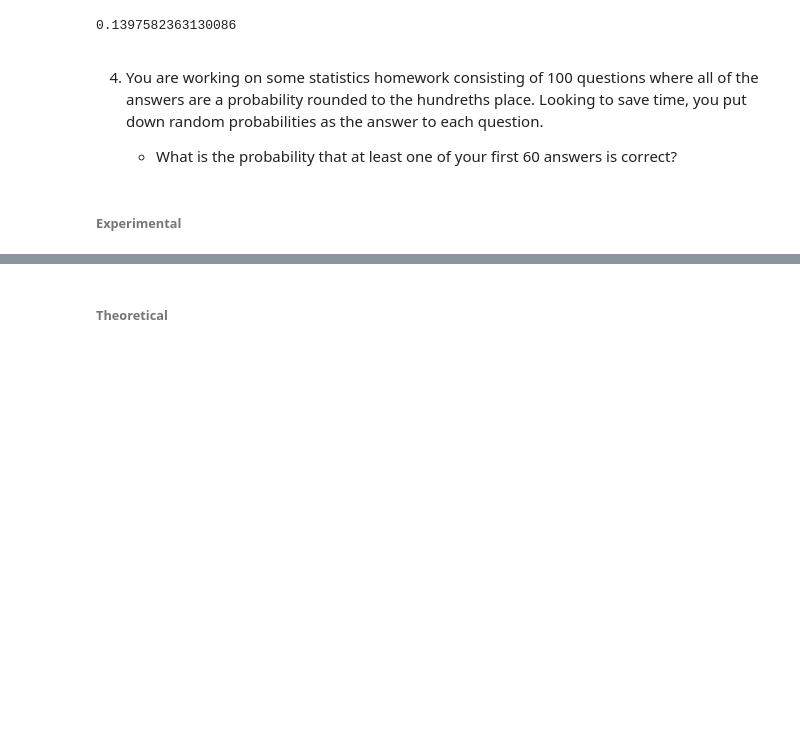
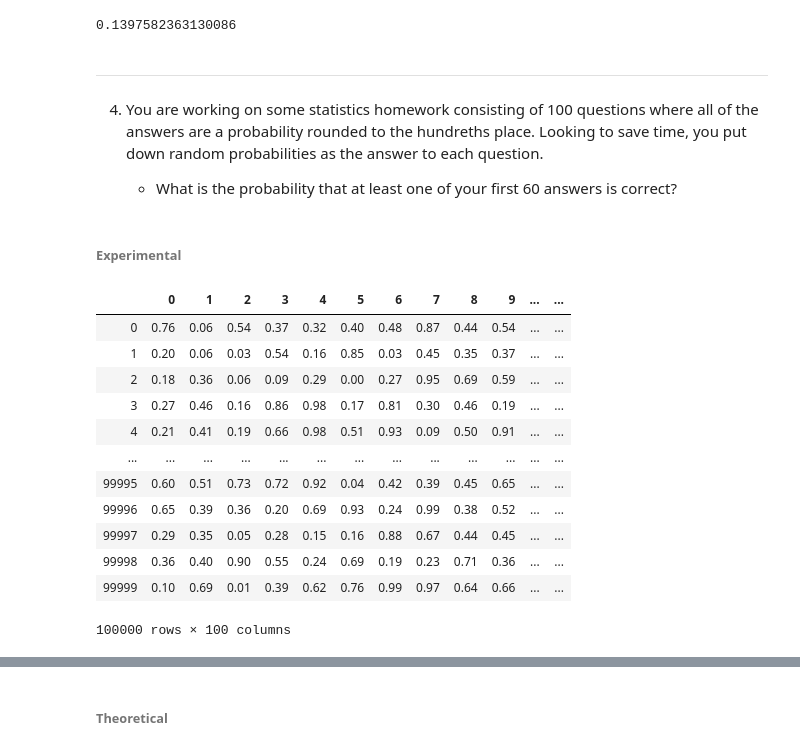
Before and after one commit to aleclhartman/statistics-exercises, a Jupyter notebook: probability_distributions.ipynb, the cells around one changed output, grey strips where cells are left out. Drawn from its saved outputs; the diff is of its cells as text; code cells hidden in the pictures; blank space fills up the shorter version.

```diff
--- a/probability_distributions.ipynb
+++ b/probability_distributions.ipynb
@@ -258,8 +261,26 @@ stats.binom(n, p).sf(96)
 # %% [output]
 0.1397582363130086
 # %% [markdown]
+---
 4. You are working on some statistics homework consisting of 100 questions where all of the answers are a probability rounded to the hundreths place. Looking to save time, you put down random probabilities as the answer to each question.
 
     - What is the probability that at least one of your first 60 answers is correct?
 # %% [markdown]
 ###### Experimental
+# %%
+key = pd.DataFrame(np.random.random(size=(100_000, 100)).round(2))
+key
+# %% [output]
+|  | 0 | 1 | 2 | 3 | 4 | 5 | 6 | 7 | 8 | 9 | ... | ... |
+| 0 | 0.76 | 0.06 | 0.54 | 0.37 | 0.32 | 0.40 | 0.48 | 0.87 | 0.44 | 0.54 | ... | ... |
+| 1 | 0.20 | 0.06 | 0.03 | 0.54 | 0.16 | 0.85 | 0.03 | 0.45 | 0.35 | 0.37 | ... | ... |
+| 2 | 0.18 | 0.36 | 0.06 | 0.09 | 0.29 | 0.00 | 0.27 | 0.95 | 0.69 | 0.59 | ... | ... |
+| 3 | 0.27 | 0.46 | 0.16 | 0.86 | 0.98 | 0.17 | 0.81 | 0.30 | 0.46 | 0.19 | ... | ... |
+| 4 | 0.21 | 0.41 | 0.19 | 0.66 | 0.98 | 0.51 | 0.93 | 0.09 | 0.50 | 0.91 | ... | ... |
+| ... | ... | ... | ... | ... | ... | ... | ... | ... | ... | ... | ... | ... |
+| 99995 | 0.60 | 0.51 | 0.73 | 0.72 | 0.92 | 0.04 | 0.42 | 0.39 | 0.45 | 0.65 | ... | ... |
+| 99996 | 0.65 | 0.39 | 0.36 | 0.20 | 0.69 | 0.93 | 0.24 | 0.99 | 0.38 | 0.52 | ... | ... |
+| 99997 | 0.29 | 0.35 | 0.05 | 0.28 | 0.15 | 0.16 | 0.88 | 0.67 | 0.44 | 0.45 | ... | ... |
+| 99998 | 0.36 | 0.40 | 0.90 | 0.55 | 0.24 | 0.69 | 0.19 | 0.23 | 0.71 | 0.36 | ... | ... |
+| 99999 | 0.10 | 0.69 | 0.01 | 0.39 | 0.62 | 0.76 | 0.99 | 0.97 | 0.64 | 0.66 | ... | ... |
+100000 rows × 100 columns
```
Also changed, not shown: parts of 40 cells of this notebook.
